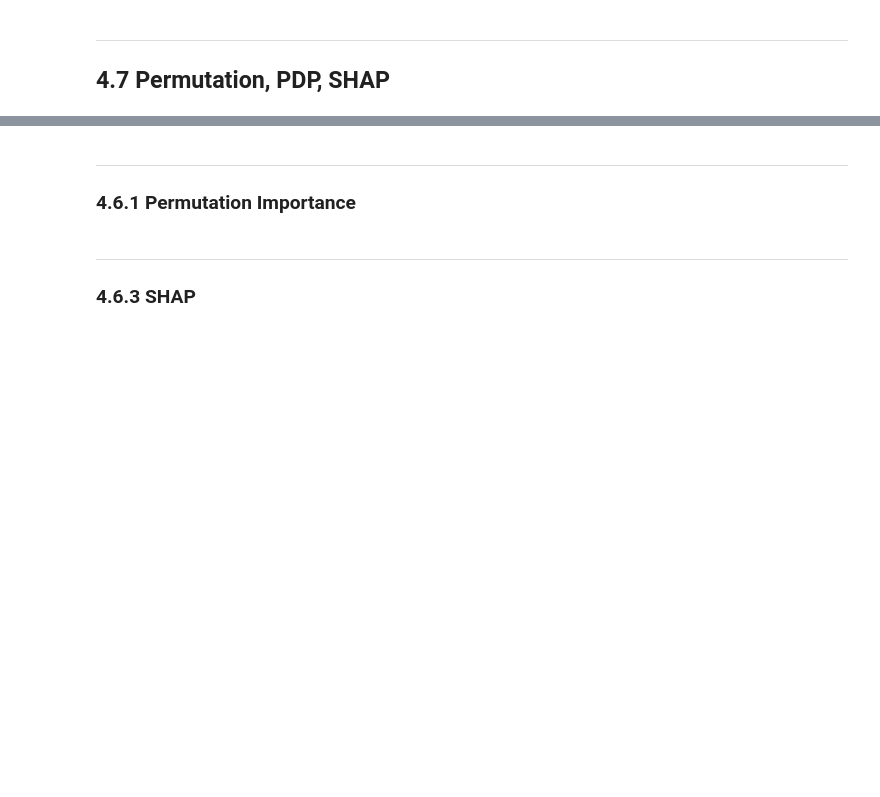
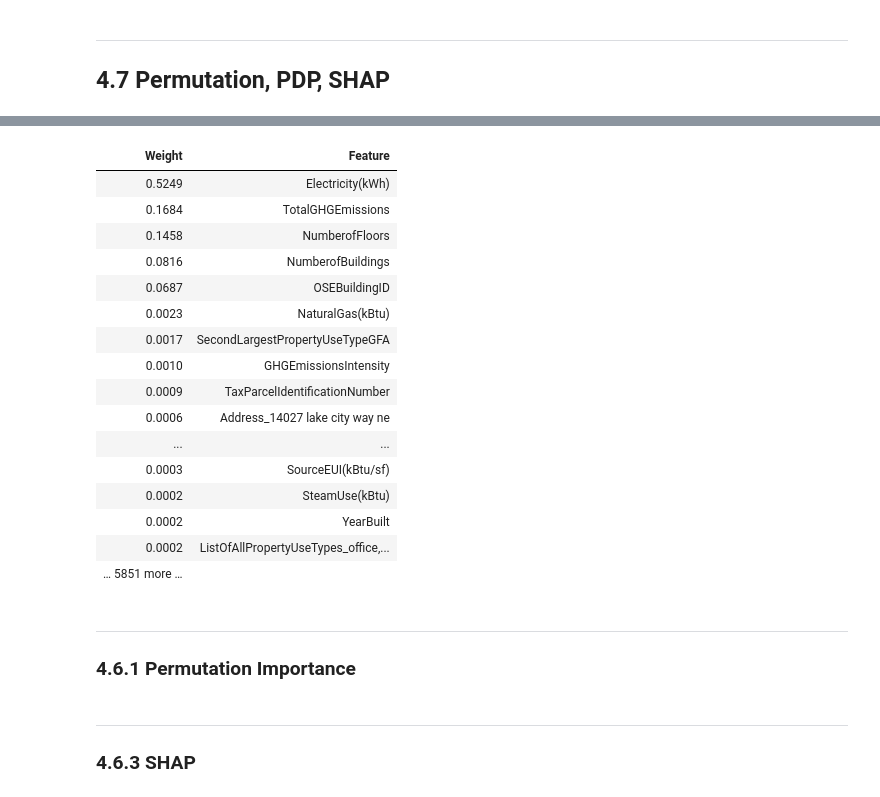
Before and after one commit to curiousmindflow/oc-ml-p3, a Jupyter notebook: exploration.ipynb, the cells around one changed output, grey strips where cells are left out. Saved outputs shown, nothing was run; the diff lists cells and outputs as text; code cells hidden in the pictures; blank space fills up the shorter version.

```diff
--- a/exploration.ipynb
+++ b/exploration.ipynb
@@ -344,0 +380,3 @@ print(f"best_params: {gs.best_params_}")
+# %%
+cat_less = gs.best_estimator_["transforms"].transformers_[1][1]["one_hot_encoder"].get_feature_names_out(categorical_cols_less_unique).tolist()
+cat_less
@@ -344,0 +397,3 @@ print(f"best_params: {gs.best_params_}")
+# %%
+cat_lot = gs.best_estimator_["transforms"].transformers_[2][1]["one_hot_encoder"].get_feature_names_out(categorical_cols_lot_unique).tolist()
+cat_lot
@@ -347,13 +420,32 @@ _ = pipeline.fit(X_train, y_train)
 # %%
-cat_less = pipeline["transforms"].transformers_[1][1]["one_hot_encoder"].get_feature_names_out(categorical_cols_less_unique).tolist()
+# cat_less = pipeline["transforms"].transformers_[1][1]["one_hot_encoder"].get_feature_names_out(categorical_cols_less_unique).tolist()
 # cat_less
 # %%
-cat_lot = pipeline["transforms"].transformers_[2][1]["one_hot_encoder"].get_feature_names_out(categorical_cols_lot_unique).tolist()
+# cat_lot = pipeline["transforms"].transformers_[2][1]["one_hot_encoder"].get_feature_names_out(categorical_cols_lot_unique).tolist()
 # cat_lot
 # %%
 cols = numerical_cols + cat_less + cat_lot
 # %%
-eli5.show_weights(model, feature_names=cols)
+eli5.show_weights(model_bis, feature_names=cols)
+# eli5.show_weights(model_bis)
+# %% [output]
+| Weight | Feature |
+| 0.5249 | Electricity(kWh) |
+| 0.1684 | TotalGHGEmissions |
+| 0.1458 | NumberofFloors |
+| 0.0816 | NumberofBuildings |
+| 0.0687 | OSEBuildingID |
+| 0.0023 | NaturalGas(kBtu) |
+| 0.0017 | SecondLargestPropertyUseTypeGFA |
+| 0.0010 | GHGEmissionsIntensity |
+| 0.0009 | TaxParcelIdentificationNumber |
+| 0.0006 | Address_14027 lake city way ne |
+| ... | ... |
+| 0.0003 | SourceEUI(kBtu/sf) |
+| 0.0002 | SteamUse(kBtu) |
+| 0.0002 | YearBuilt |
+| 0.0002 | ListOfAllPropertyUseTypes_office,... |
+| … 5851 more … |  |
 # %% [markdown]
 ***
 ### 4.6.1 Permutation Importance
```
Also changed, not shown: parts of 11 cells of this notebook.
